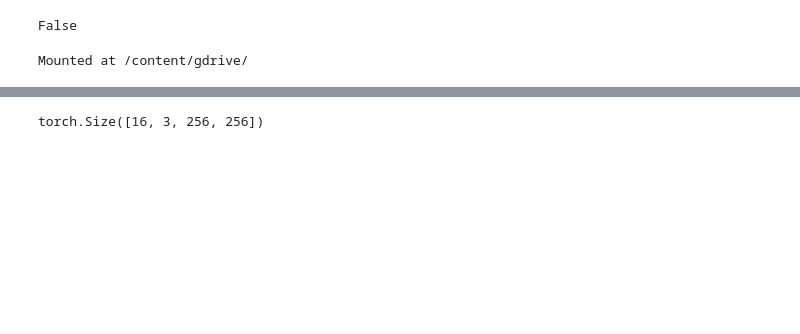
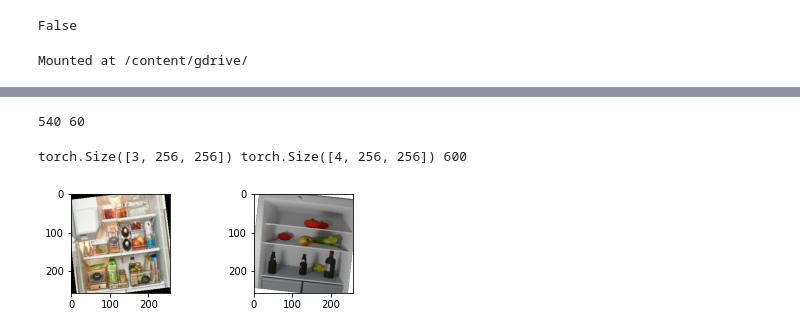
Before and after one commit to sanketsans/Pix-2-Pix-GAN, a Jupyter notebook: FridgeFood.ipynb, the cells around one changed output, grey strips where cells are left out. Drawn from its saved outputs; the diff is of its cells as text; code cells hidden in the pictures; blank space fills up the shorter version.

```diff
--- a/FridgeFood.ipynb
+++ b/FridgeFood.ipynb
@@ -7,11 +7,16 @@ import torch.optim as optim
 import numpy as np
 from torchvision import transforms
 from torchvision import datasets
+from torch.utils.data import Dataset
+from torch.utils.data.sampler import SubsetRandomSampler
+from collections import deque
 import random
+import torchvision
 from PIL import Image
 import matplotlib.pyplot as plt
 import os
 
+device = torch.device('cuda' if torch.cuda.is_available() else 'cpu')
 train_on_gpu = True if torch.cuda.is_available() else False
 train_on_gpu
 # %% [output]
@@ -50,17 +92,48 @@ transform = transforms.Compose([
                                 transforms.RandomRotation(10),
                                 transforms.ToTensor()
                               ])
-Imgs_in_domain = datasets.ImageFolder(root_dir + 'in_domain/', transform=transform)
-Imgs_synthetic = datasets.ImageFolder(root_dir + 'synthetic/', transform=transform)
+
+dataset = ImageDatasets(N_in_domain_imgs, N_synthetic_imgs, transform, device, in_domain_imgs, synthetic_imgs)
+# Imgs_in_domain = datasets.ImageFolder(root_dir + 'in_domain/', transform=transform)
+# Imgs_synthetic = datasets.ImageFolder(root_dir + '11_4_updated_images/', transform=transform)
+
+dataset_size = len(dataset)
+split = 0.9
+indices = list(range(dataset_size))
+train_indices = indices[ : int(dataset_size*split)]
+# val_indices = indices[int(dataset_size*split) : dataset_size-int(dataset_size*0.1)]
+test_indices = indices[int(dataset_size*split) :]
+
+print(len(train_indices), len(test_indices))
+
+train_sampler = SubsetRandomSampler(train_indices)
+# valid_sampler = SubsetRandomSampler(val_indices)
+test_sampler = SubsetRandomSampler(test_indices)
+# %% [output]
+540 60
+# %%
+t, s = dataset[5]
+print(t.shape, s.shape, len(dataset))
+# %% [output]
+torch.Size([3, 256, 256]) torch.Size([4, 256, 256]) 600
 # %%
-DL_in_domain = torch.utils.data.DataLoader(Imgs_in_domain, batch_size=16, num_workers=0, shuffle=True)
-DL_synthetic = torch.utils.data.DataLoader(Imgs_synthetic, batch_size=16, num_workers=0, shuffle=True)
+trainLoader = torch.utils.data.DataLoader(dataset, batch_size=8, sampler=train_sampler)
+testLoader = torch.utils.data.DataLoader(dataset, batch_size=8, sampler=test_sampler)
-# %%
-a = iter(DL_in_domain)
-img, _ = a.next()
-img.shape
-# %% [output]
-torch.Size([16, 3, 256, 256])
+# %%
+a = iter(trainLoader)
+f, t = next(a)
+feat = f[5].cpu()
+tar = t[5].cpu()
+i1 = torchvision.transforms.ToPILImage()(feat)
+i2 = torchvision.transforms.ToPILImage()(tar)
+fig = plt.figure()
+a1 = fig.add_subplot(221)
+a1.imshow(i1)
+a2 = fig.add_subplot(222)
+a2.imshow(i2)
+plt.show()
+# %% [output]
+[figure, added]
 # %%
 def conv(in_channels, out_channels, kernel_size=4, stride=2, padding=1, batch_norm=False):
   layers = []
```
Also changed, not shown: parts of 14 cells of this notebook.
